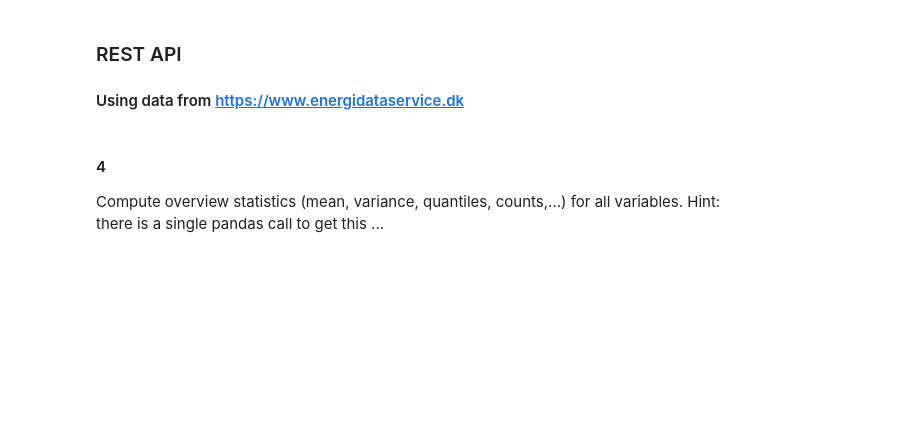
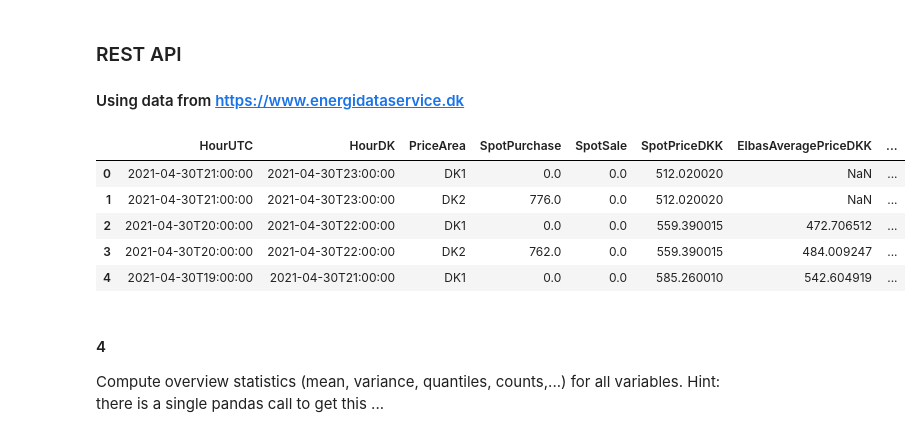
Before and after one commit to keuperj/DataMining_WS23, a Jupyter notebook: Week_2/Solution_2.1.ipynb, the cells around one changed output. Saved outputs shown, nothing was run; the diff lists cells and outputs as text; code cells hidden in the pictures; blank space fills up the shorter version.

```diff
--- a/Week_2/Solution_2.1.ipynb
+++ b/Week_2/Solution_2.1.ipynb
@@ -119,13 +217,20 @@ import requests
 from pandas import json_normalize
 # %%
 #get data from an open energy data service provider
-url = 'https://www.energidataservice.dk/proxy/api/datastore_search?resource_id=nordpoolmarket&limit=500'
+url = 'https://api.energidataservice.dk/dataset/NordpoolMarket?offset=0&sort=HourUTC%20DESC&timezone=dk'
 
 response = requests.get(url)
 dictr = response.json() #parse json to dict
-recs = dictr['result']['records']
+recs = dictr['records']
 df = json_normalize(recs) #flatten json files into data frame
 df.head()
+# %% [output]
+|  | HourUTC | HourDK | PriceArea | SpotPurchase | SpotSale | SpotPriceDKK | ElbasAveragePriceDKK | ... |
+| 0 | 2021-04-30T21:00:00 | 2021-04-30T23:00:00 | DK1 | 0.0 | 0.0 | 512.020020 | NaN | ... |
+| 1 | 2021-04-30T21:00:00 | 2021-04-30T23:00:00 | DK2 | 776.0 | 0.0 | 512.020020 | NaN | ... |
+| 2 | 2021-04-30T20:00:00 | 2021-04-30T22:00:00 | DK1 | 0.0 | 0.0 | 559.390015 | 472.706512 | ... |
+| 3 | 2021-04-30T20:00:00 | 2021-04-30T22:00:00 | DK2 | 762.0 | 0.0 | 559.390015 | 484.009247 | ... |
+| 4 | 2021-04-30T19:00:00 | 2021-04-30T21:00:00 | DK1 | 0.0 | 0.0 | 585.260010 | 542.604919 | ... |
 # %% [markdown]
 #### 4
 Compute overview statistics (mean, variance, quantiles, counts,...) for all variables. Hint: there is a single pandas call to get this ...
```
Also changed, not shown: parts of 15 cells of this notebook.
